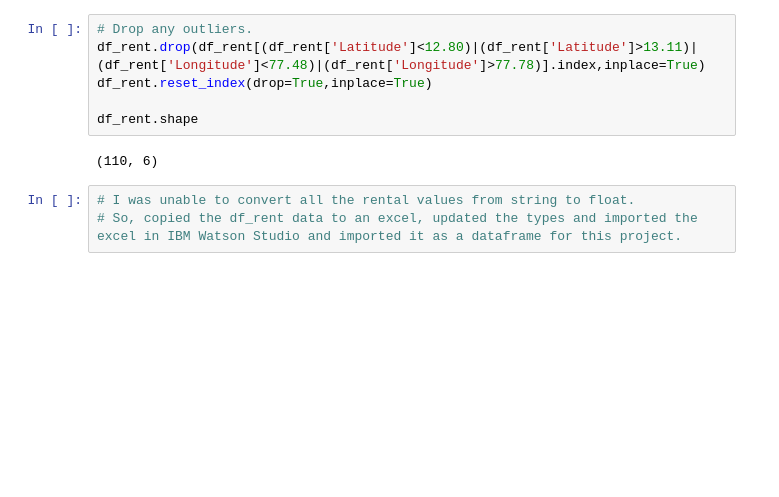
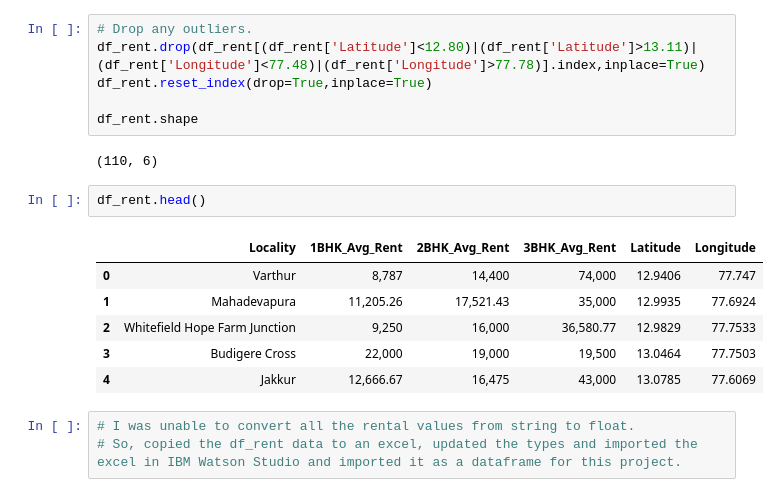
Before and after one commit to satchi7/Coursera_Capstone, a Jupyter notebook: The Battle of Neighborhoods - Code.ipynb, the cells around one changed output. Drawn from its saved outputs; the diff is of its cells as text; blank space fills up the shorter version.

```diff
--- a/The Battle of Neighborhoods - Code.ipynb
+++ b/The Battle of Neighborhoods - Code.ipynb
@@ -164,6 +164,15 @@ df_rent.reset_index(drop=True,inplace=True)
 df_rent.shape
 # %% [output]
 (110, 6)
+# %%
+df_rent.head()
+# %% [output]
+|  | Locality | 1BHK_Avg_Rent | 2BHK_Avg_Rent | 3BHK_Avg_Rent | Latitude | Longitude |
+| 0 | Varthur | 8,787 | 14,400 | 74,000 | 12.9406 | 77.747 |
+| 1 | Mahadevapura | 11,205.26 | 17,521.43 | 35,000 | 12.9935 | 77.6924 |
+| 2 | Whitefield Hope Farm Junction | 9,250 | 16,000 | 36,580.77 | 12.9829 | 77.7533 |
+| 3 | Budigere Cross | 22,000 | 19,000 | 19,500 | 13.0464 | 77.7503 |
+| 4 | Jakkur | 12,666.67 | 16,475 | 43,000 | 13.0785 | 77.6069 |
 # %%
 # I was unable to convert all the rental values from string to float.
 # So, copied the df_rent data to an excel, updated the types and imported the excel in IBM Watson Studio and imported it as a dataframe for this project.
```
